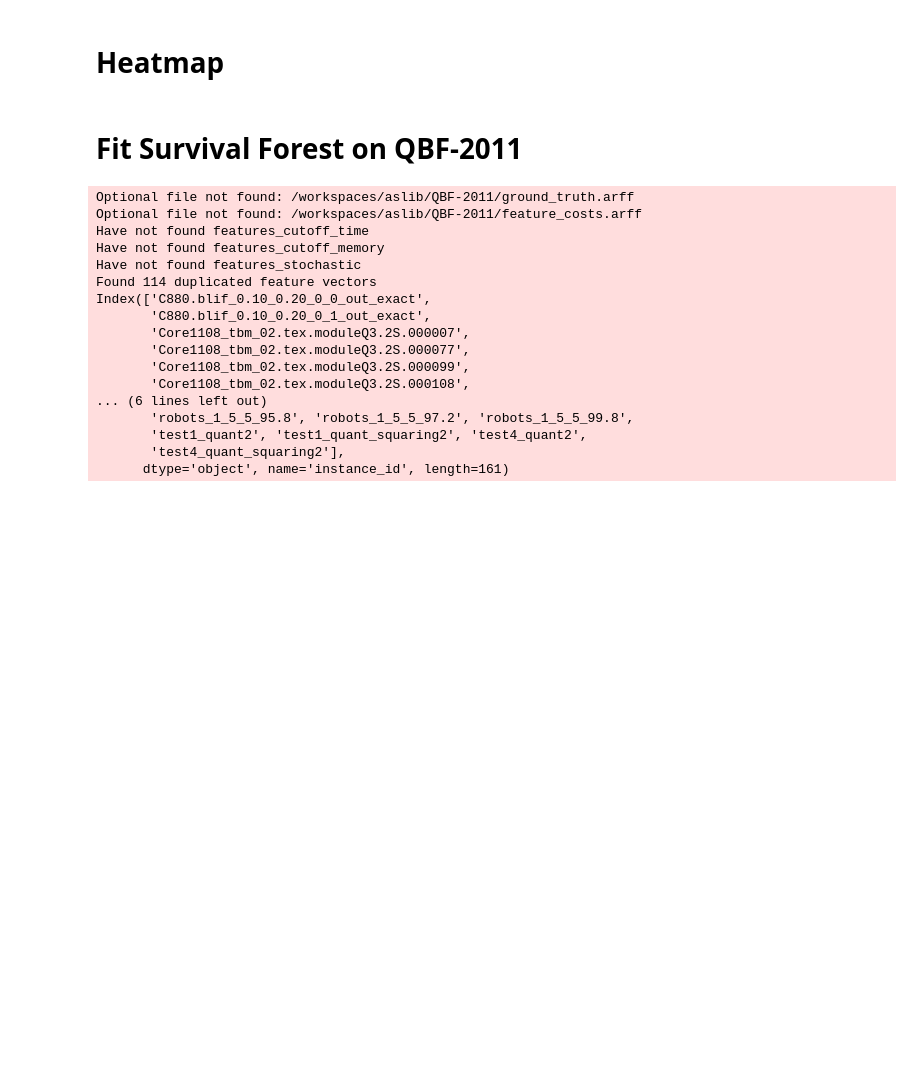
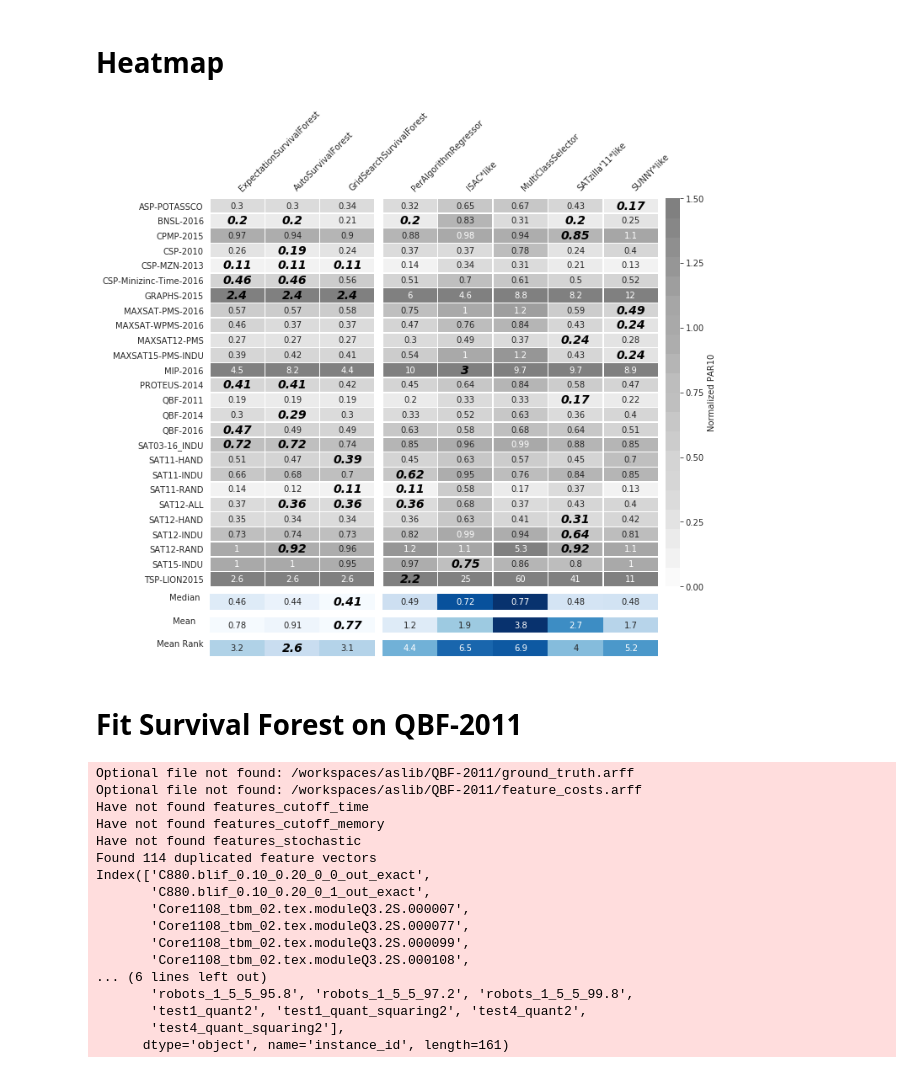
Before and after one commit to alexandertornede/algorithm_survival_analysis, a Jupyter notebook: survival_tests/results/visualization.ipynb, the cells around one changed output. Drawn from its saved outputs; the diff is of its cells as text; code cells hidden in the pictures; blank space fills up the shorter version.

```diff
--- a/survival_tests/results/visualization.ipynb
+++ b/survival_tests/results/visualization.ipynb
@@ -42,7 +42,7 @@ data = data[['ExpectationSurvivalForest', 'AutoSurvivalForest', 'GridSearchSurvi
 
 
 fig = plt.figure(figsize=(10, 10), constrained_layout=False)
-gs = gridspec.GridSpec(4, 3, width_ratios=[30, 50, 2.5], height_ratios=[125, 5, 5, 5], figure=fig, wspace=0.05)
+gs = gridspec.GridSpec(4, 3, width_ratios=[30, 50, 2.5], height_ratios=[125, 5, 5, 5], figure=fig, wspace=0.05, hspace=0.07)
 ax1_1 = fig.add_subplot(gs[0, 0])
 ax1_2 = fig.add_subplot(gs[0, 1])
 ax1_3 = fig.add_subplot(gs[0, 2])
@@ -81,10 +81,10 @@ ax1_2.set_ylabel('')
 
 
 # WORAROUND TO A BUG IN MATPLOTLIB 3.1.1 WHERE THE FIRST AND LAST ROW OF THE HEATMAP ARE CUT
-bottom, top = ax1_1.get_ylim()
-ax1_1.set_ylim(bottom + 0.5, top - 0.5)
-bottom, top = ax1_2.get_ylim()
-ax1_2.set_ylim(bottom + 0.5, top - 0.5)
+#bottom, top = ax1_1.get_ylim()
+#ax1_1.set_ylim(bottom + 0.5, top - 0.5)
+#bottom, top = ax1_2.get_ylim()
+#ax1_2.set_ylim(bottom + 0.5, top - 0.5)
 
 
 num_scenarios, num_algorithms = data.values.shape
@@ -168,33 +168,35 @@ for idx in indices_2:
 ax4_data = rankdata(data.values, axis=1)
 ax4_data = np.mean(ax4_data, axis=0)
 ax4_data = ax4_data.reshape(1, ax4_data.size)
 ax4_vmin, ax4_vmax = 1, np.size(ax4_data, axis=1)
 sns.heatmap(ax4_data[:, :3], ax=ax4_1, annot=True, cbar=False, xticklabels=False, yticklabels=False, cmap=bottom_palette, vmin=ax4_vmin, vmax=ax4_vmax)
 ax4_1.set_ylabel('Mean Rank', rotation=0, labelpad=35)
 sns.heatmap(ax4_data[:, 3:], ax=ax4_2, annot=True, cbar=False, xticklabels=False, yticklabels=False, cmap=bottom_palette, vmin=ax4_vmin, vmax=ax4_vmax)
 ax4_2.set_ylabel('')
 
 
 min_val = min(min([float(text.get_text()) for text in ax4_1.texts]), min([float(text.get_text()) for text in ax4_2.texts]))
 indices_1 = [num for num, text in enumerate(ax4_1.texts) if float(text.get_text()) == min_val]
 indices_2 = [num for num, text in enumerate(ax4_2.texts) if float(text.get_text()) == min_val]
 
 for idx in indices_1:
     text = ax4_1.texts[idx]
     text.set_size(14)
     text.set_weight('bold')
     text.set_color('black')
     text.set_style('italic')
 
 for idx in indices_2:
     text = ax4_2.texts[idx]
     text.set_size(14)
     text.set_weight('bold')
     text.set_color('black')
     text.set_style('italic')
 
 fig.savefig(r'./heatmap.pdf', bbox_inches='tight')
 fig.show()
+# %% [output]
+[figure, added]
 # %% [markdown]
 # Fit Survival Forest on QBF-2011
 # %%
```
Also changed, not shown: parts of 4 cells of this notebook, 6 other files.
